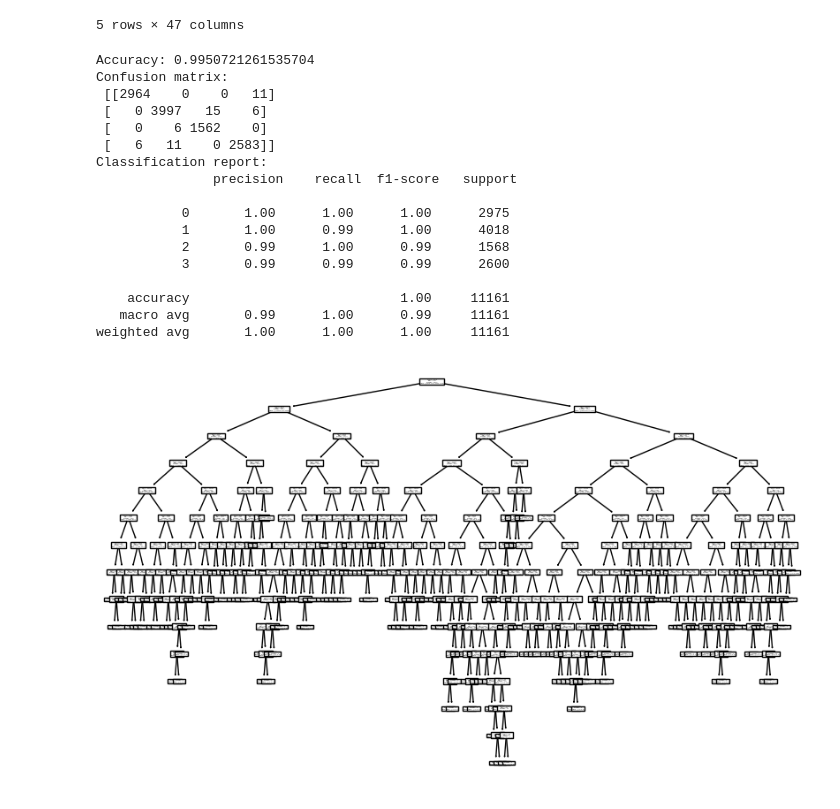
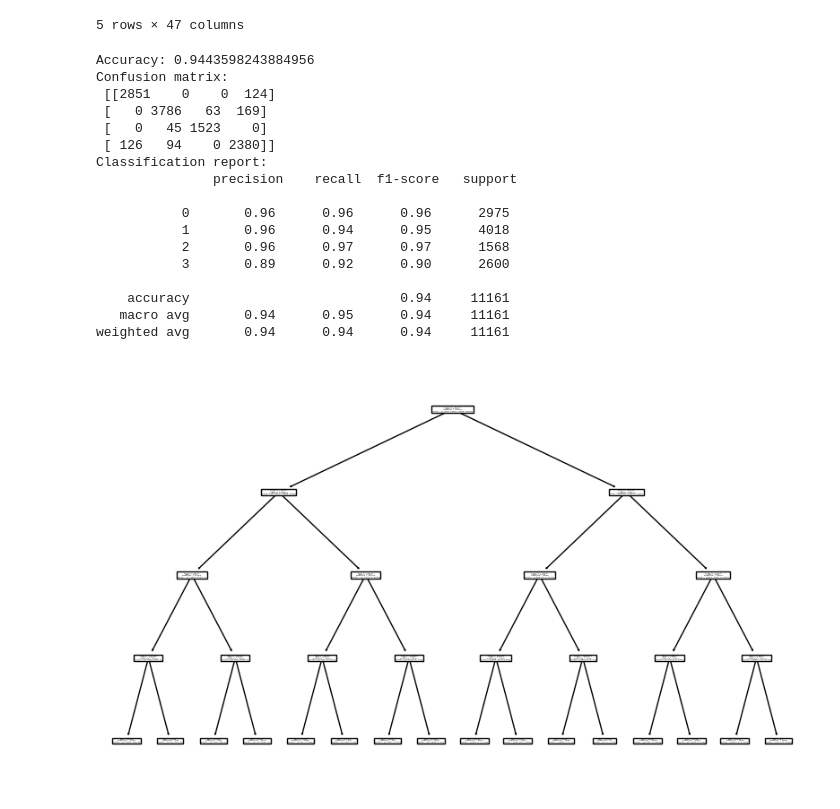
Before and after one commit to Buwoo/BT4211_Hotel, a Jupyter notebook: Hotel_Segmentation.ipynb, the cells around one changed output. Saved outputs shown, nothing was run; the diff lists cells and outputs as text; code cells hidden in the pictures.

```diff
--- a/Hotel_Segmentation.ipynb
+++ b/Hotel_Segmentation.ipynb
@@ -211,8 +212,8 @@ segmented_df.head()
 | 4 | 10 | Bronze | 72 | 25.0 | 1095 | 96 | 174.0 | ... |
 5 rows × 47 columns
 # %%
-X = segmented_df.drop('Segment', axis=1).values
-y = segmented_df['Segment'].values
+X = segmented_df.drop('Segment', axis=1)
+y = segmented_df['Segment']
 le = LabelEncoder()
 y = le.fit_transform(y) # encode class labels into numeric values
 
@@ -223,8 +224,22 @@ X_train, X_test, y_train, y_test = train_test_split(X, y, test_size=0.2, random_
 clf = DecisionTreeClassifier()
 clf.fit(X_train, y_train)
 
+# Prune the decision tree
+path = clf.cost_complexity_pruning_path(X_train, y_train)
+ccp_alphas = path.ccp_alphas
+clfs = []
+for ccp_alpha in ccp_alphas:
+    clf = DecisionTreeClassifier(random_state=0, ccp_alpha=ccp_alpha, max_depth=4)
+    clf.fit(X_train, y_train)
+    clfs.append(clf)
+
+# Select the decision tree with the highest accuracy on the test set
+acc_scores = [clf.score(X_test, y_test) for clf in clfs]
+best_clf_index = acc_scores.index(max(acc_scores))
+best_clf = clfs[best_clf_index]
+
 # Test the classifier on the testing data
-y_pred = clf.predict(X_test)
+y_pred = best_clf.predict(X_test)
 
 # Evaluate the classifier performance
 acc = accuracy_score(y_test, y_pred) # calculate accuracy
@@ -235,31 +250,31 @@ print(f'Accuracy: {acc}')
 print(f'Confusion matrix:\n {cm}')
 print(f'Classification report:\n {cr}')
 # %% [output]
-Accuracy: 0.9950721261535704
+Accuracy: 0.9443598243884956
 Confusion matrix:
- [[2964    0    0   11]
- [   0 3997   15    6]
- [   0    6 1562    0]
- [   6   11    0 2583]]
+ [[2851    0    0  124]
+ [   0 3786   63  169]
+ [   0   45 1523    0]
+ [ 126   94    0 2380]]
 Classification report:
                precision    recall  f1-score   support
 
-           0       1.00      1.00      1.00      2975
-           1       1.00      0.99      1.00      4018
-           2       0.99      1.00      0.99      1568
-           3       0.99      0.99      0.99      2600
+           0       0.96      0.96      0.96      2975
+           1       0.96      0.94      0.95      4018
+           2       0.96      0.97      0.97      1568
+           3       0.89      0.92      0.90      2600
 
-    accuracy                           1.00     11161
-   macro avg       0.99      1.00      0.99     11161
-weighted avg       1.00      1.00      1.00     11161
+    accuracy                           0.94     11161
+   macro avg       0.94      0.95      0.94     11161
+weighted avg       0.94      0.94      0.94     11161
 # %%
 # Create a figure
 plt.figure(figsize=(10, 6))
 
 # Plot the decision tree with feature names
-plot_tree(clf)
+plot_tree(best_clf)
 
 # Show the figure
 plt.show()
 # %% [output]
-[figure, old version]
+[figure, new version]
```
Also changed, not shown: parts of 2 cells of this notebook.
